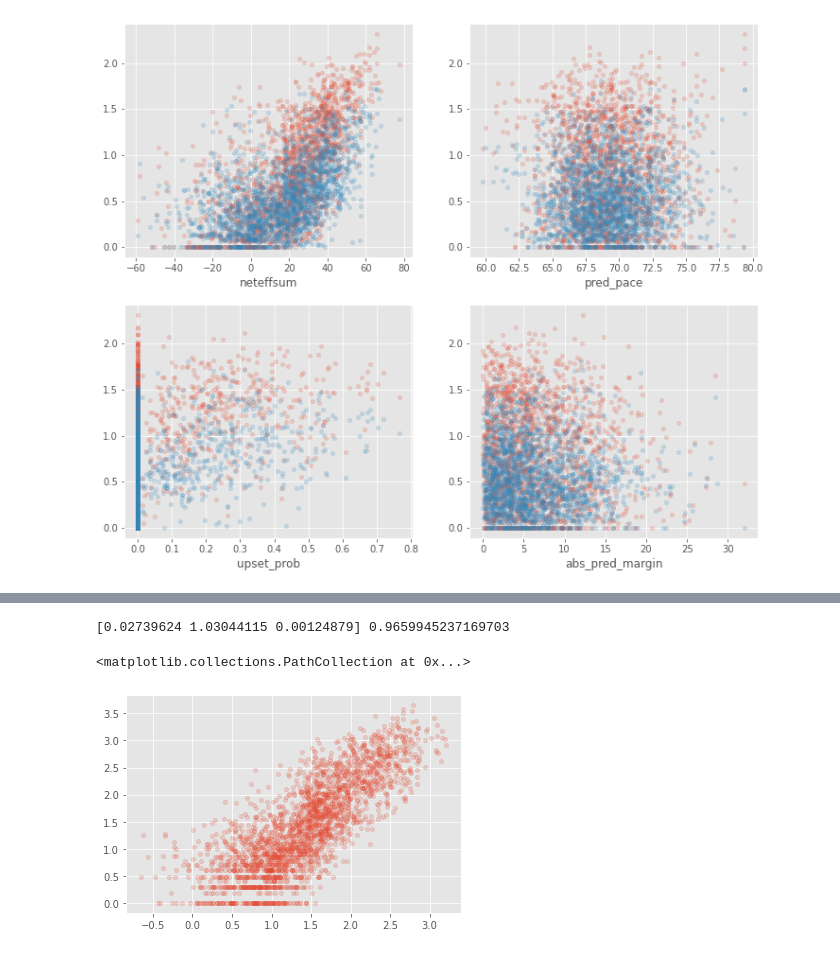
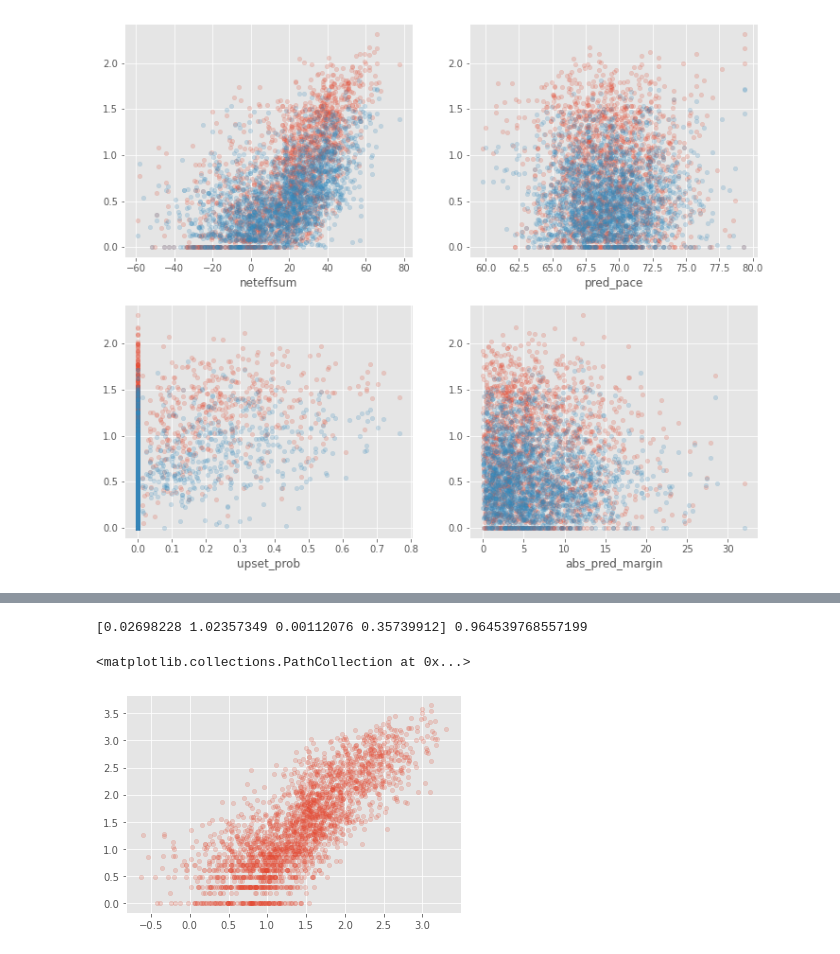
Before and after one commit to bjmarsh/WatchCBB, a Jupyter notebook: notebooks/reddit_model_train.ipynb, the cells around one changed output, grey strips where cells are left out. Cells and saved outputs as stored; diff of their text form; code cells hidden in the pictures.

Commit message:
adding is_rivalry feature

```diff
--- a/notebooks/reddit_model_train.ipynb
+++ b/notebooks/reddit_model_train.ipynb
@@ -341,8 +341,14 @@ def get_upset_prob(row):
         return 1-row.prob
     return 0.0
 
+rivalries = [tuple(sorted([x.strip() for x in line.split(',')])) for line in open('../data/rivalries.txt')]
+def is_rivalry(row):
+    tid1, tid2 = row.gid.split('_')[1:]
+    return (tid1,tid2) in rivalries
+
 merged["upset_prob"] = merged.apply(get_upset_prob, axis=1)
 merged["abs_pred_margin"] = merged.pred_margin.abs()
+merged["is_rivalry"] = merged.apply(is_rivalry, axis=1).astype(int)
 
 print(merged.shape)
 merged.sort_values('upset_prob', ascending=False).head(10)
@@ -391,17 +399,17 @@ merged.groupby('gid').mean().reset_index()
 # %%
 consol = merged.groupby('gid').mean().reset_index()
-X = np.array([consol.neteffsum, consol.upset_prob, consol.abs_pred_margin]).T
+X = np.array([consol.neteffsum, consol.upset_prob, consol.abs_pred_margin, consol.is_rivalry]).T
 y = np.log10(consol.num_comments + 1)
 linreg.fit(X,y)
 pred = linreg.predict(X)
 print(linreg.coef_, linreg.intercept_)
 
 consol["score"] = 10**(pred)-1
 
 plt.figure()
 plt.scatter(pred, y, s=20, alpha=0.2)
 # %% [output]
-[0.02739624 1.03044115 0.00124879] 0.9659945237169703
+[0.02698228 1.02357349 0.00112076 0.35739912] 0.964539768557199
 <matplotlib.collections.PathCollection at 0x...>
-[figure, old version]
+[figure, new version]
 # %%
```
Also changed, not shown: parts of 3 cells of this notebook, 2 other files.
